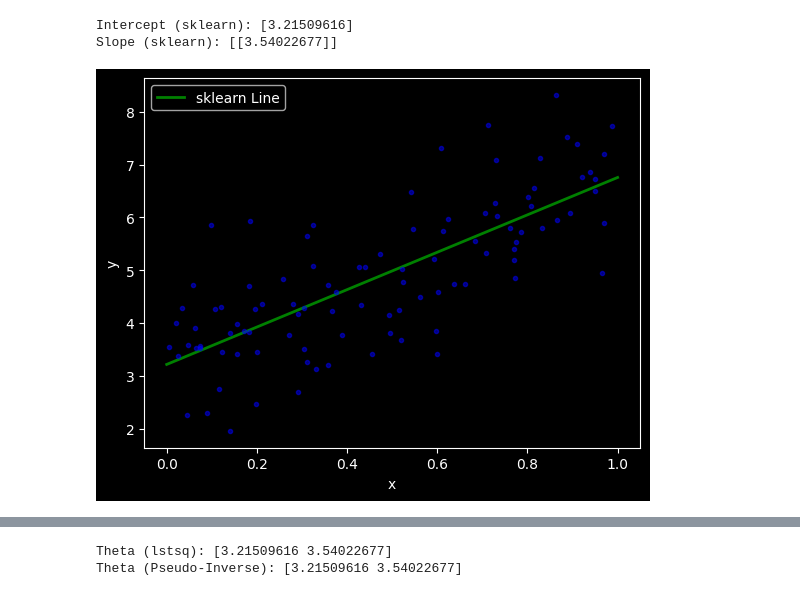
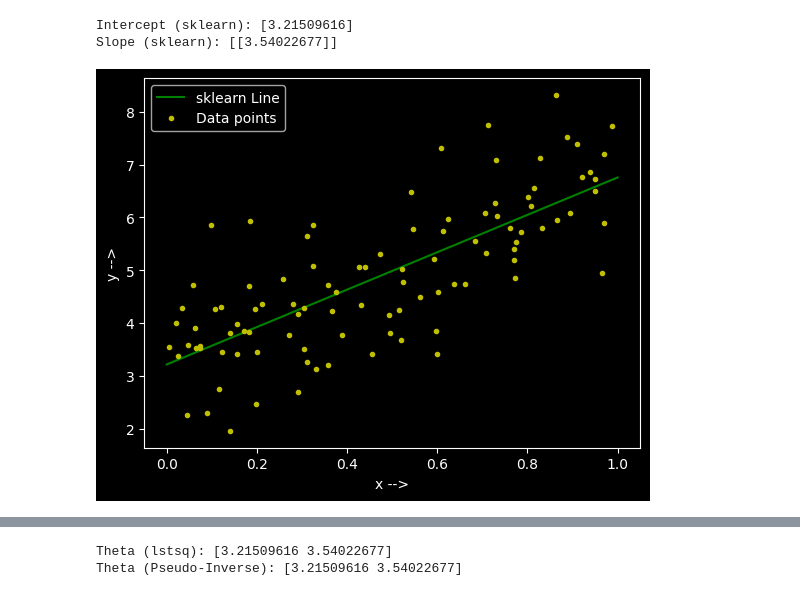
Before and after one commit to AmitavaDatta2004/Machine-Learning-Lab-PCC-AIML-592, a Jupyter notebook: Assignment_1/main.ipynb, the cells around one changed output, grey strips where cells are left out. Saved outputs shown, nothing was run; the diff lists cells and outputs as text; code cells hidden in the pictures.

```diff
--- a/Assignment_1/main.ipynb
+++ b/Assignment_1/main.ipynb
@@ -64,29 +330,29 @@ Predictions (x=0, x=1): [3.21509616 6.75532293]
 # %%
 # ===============================
 # Step 3: sklearn LinearRegression
 # ===============================
 
 from sklearn.linear_model import LinearRegression
 
 # Initialize and fit model
 lin_reg = LinearRegression()
 lin_reg.fit(x, y)
 
 # Extract coefficients
 print("Intercept (sklearn):", lin_reg.intercept_)
 print("Slope (sklearn):", lin_reg.coef_)
 
 # Predictions at x=0 and x=1
 y_pred_lr = lin_reg.predict(x_new)
 
 # Plot regression line vs actual data
-plt.plot(x_new, y_pred_lr, "g-", linewidth=2, label="sklearn Line")
-plt.plot(x, y, "b.", alpha=0.5)
-plt.xlabel("x")
-plt.ylabel("y")
+plt.plot(x_new, y_pred_lr, "g-", label="sklearn Line")
+plt.plot(x, y, "y.", label="Data points")
+plt.xlabel("x -->")
+plt.ylabel("y -->")
 plt.legend()
 plt.show()
 # %% [output]
 Intercept (sklearn): [3.21509616]
 Slope (sklearn): [[3.54022677]]
-[figure, old version]
+[figure, new version]
```
Also changed, not shown: parts of 13 cells of this notebook.
